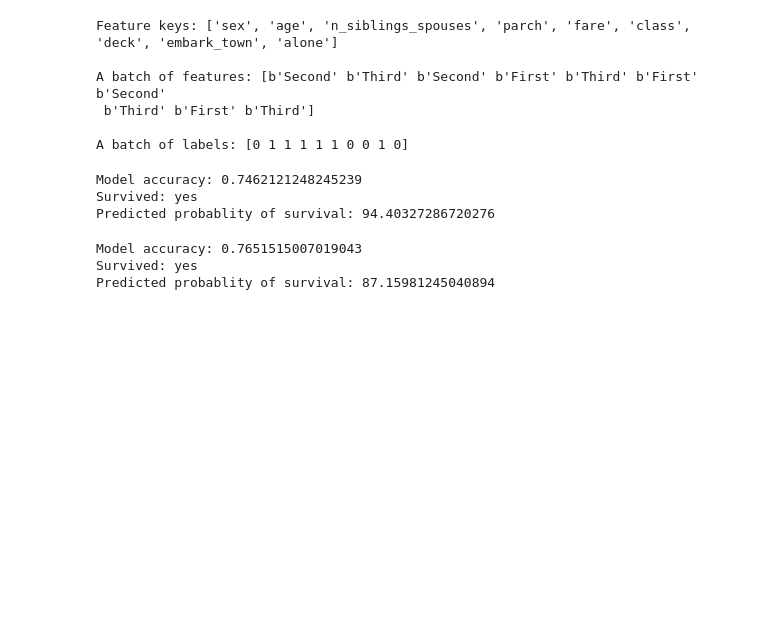
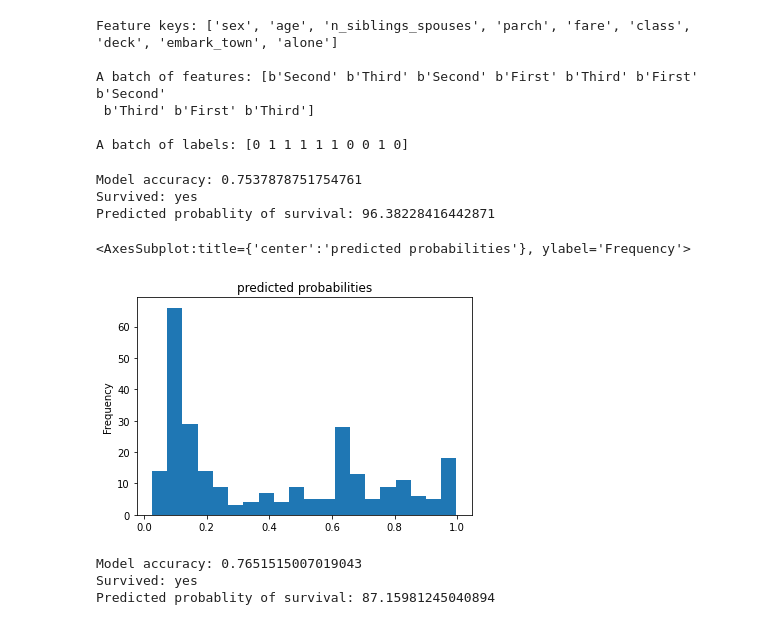
Before and after one commit to antonatem/tensorflow-core, a Jupyter notebook: models/linear-regression/titanic-survival-rate.ipynb, the cells around one changed output. Cells and saved outputs as stored; diff of their text form; code cells hidden in the pictures; blank space fills up the shorter version.

```diff
--- a/models/linear-regression/titanic-survival-rate.ipynb
+++ b/models/linear-regression/titanic-survival-rate.ipynb
@@ -114,28 +116,34 @@ A batch of labels: [0 1 1 1 1 1 0 0 1 0]
 # %%
 # Train model on base feature columns
 train_input_fn = make_input_fn(dftrain, y_train)
 eval_input_fn = make_input_fn(dfeval, y_eval, num_epochs=1, shuffle=False)
 linear_est = tf.estimator.LinearClassifier(feature_columns=feature_columns)
 
 linear_est.train(train_input_fn)
 test_result = linear_est.evaluate(eval_input_fn)
 
 clear_output()
 
 result = list(linear_est.predict(eval_input_fn))
 clear_output()
 survival_map = {
     0: "no",
     1: "yes"
 }
 
 print("Model accuracy: {}".format(test_result["accuracy"]))
 print("Survived: {}".format(survival_map[y_eval.loc[70]]))
 print("Predicted probablity of survival: {}".format(result[70]["probabilities"][1] * 100))
+
+probability = pd.Series([res['probabilities'][1] for res in result])
+
+probability.plot(kind='hist', bins=20, title='predicted probabilities')
 # %% [output]
-Model accuracy: 0.7462121248245239
+Model accuracy: 0.7537878751754761
 Survived: yes
-Predicted probablity of survival: 94.40327286720276
+Predicted probablity of survival: 96.38228416442871
+<AxesSubplot:title={'center':'predicted probabilities'}, ylabel='Frequency'>
+[figure, added]
 # %%
 # Train on Derived feature columns
 age_x_gender_x_class = tf.feature_column.crossed_column(["age", "sex", "class"], hash_bucket_size=100)
```
Also changed, not shown: parts of 2 cells of this notebook.
